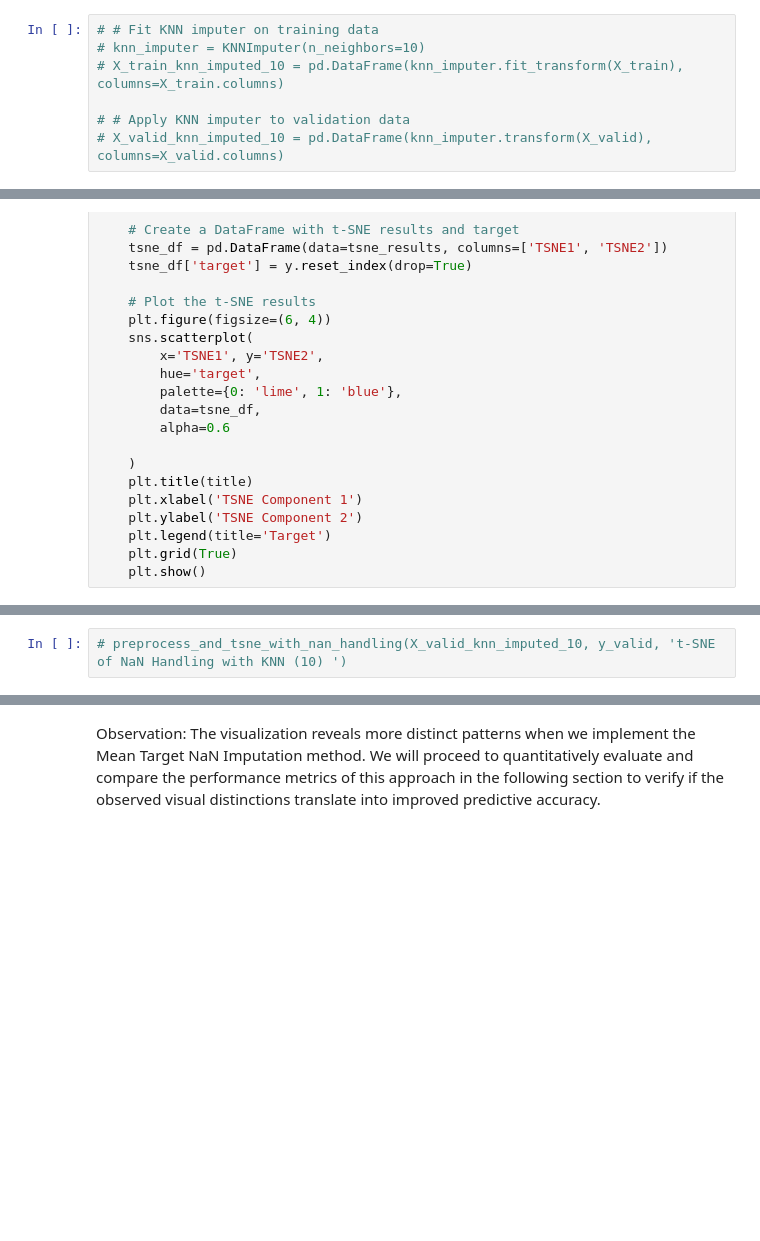
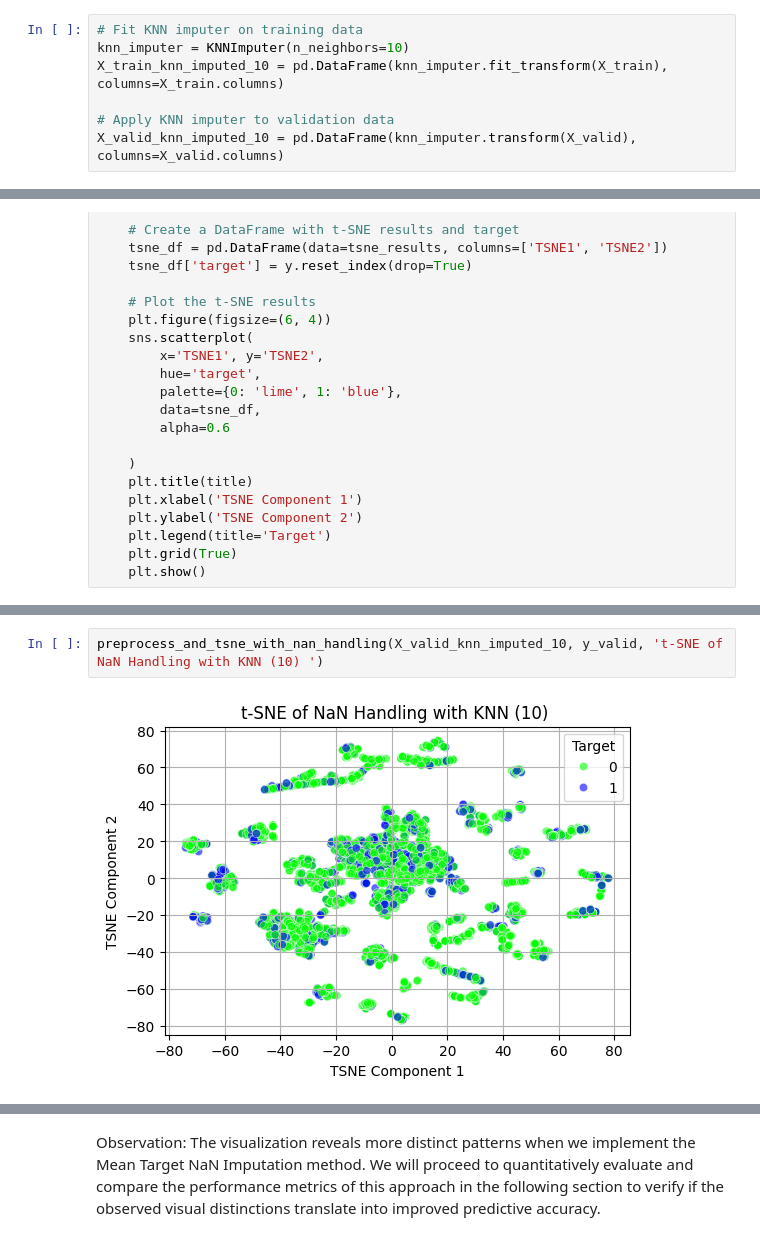
Before and after one commit to DataScienceAndEngineering/machine-learning-dse-i210-final-project-credit-risk, a Jupyter notebook: reports/final_report.ipynb, the cells around one changed output, grey strips where cells are left out. Drawn from its saved outputs; the diff is of its cells as text; blank space fills up the shorter version.

```diff
--- a/reports/final_report.ipynb
+++ b/reports/final_report.ipynb
@@ -599,10 +618,10 @@ from sklearn.preprocessing import LabelEncoder, RobustScaler, StandardScaler
 # %%
-# # Fit KNN imputer on training data
-# knn_imputer = KNNImputer(n_neighbors=10)
-# X_train_knn_imputed_10 = pd.DataFrame(knn_imputer.fit_transform(X_train), columns=X_train.columns)
+# Fit KNN imputer on training data
+knn_imputer = KNNImputer(n_neighbors=10)
+X_train_knn_imputed_10 = pd.DataFrame(knn_imputer.fit_transform(X_train), columns=X_train.columns)
 
-# # Apply KNN imputer to validation data
-# X_valid_knn_imputed_10 = pd.DataFrame(knn_imputer.transform(X_valid), columns=X_valid.columns)
+# Apply KNN imputer to validation data
+X_valid_knn_imputed_10 = pd.DataFrame(knn_imputer.transform(X_valid), columns=X_valid.columns)
 # %% [markdown]
 2. Imputation: Median and Binary flag Indicator for missing values.
 # %%
@@ -705,5 +726,7 @@ preprocess_and_tsne_with_nan_handling(X_train, y_train, 't-SNE of Data WITHOUT N
 # %%
-# preprocess_and_tsne_with_nan_handling(X_valid_knn_imputed_10, y_valid, 't-SNE of NaN Handling with KNN (10) ')
+preprocess_and_tsne_with_nan_handling(X_valid_knn_imputed_10, y_valid, 't-SNE of NaN Handling with KNN (10) ')
+# %% [output]
+[figure, added]
 # %%
 preprocess_and_tsne_with_nan_handling(X_train_imputed, y_train, 't-SNE of NaN Handling with Simple Imputation Median and Binary Flags')
 # %% [output]
```
Also changed, not shown: parts of 33 cells of this notebook, 2 other files.
